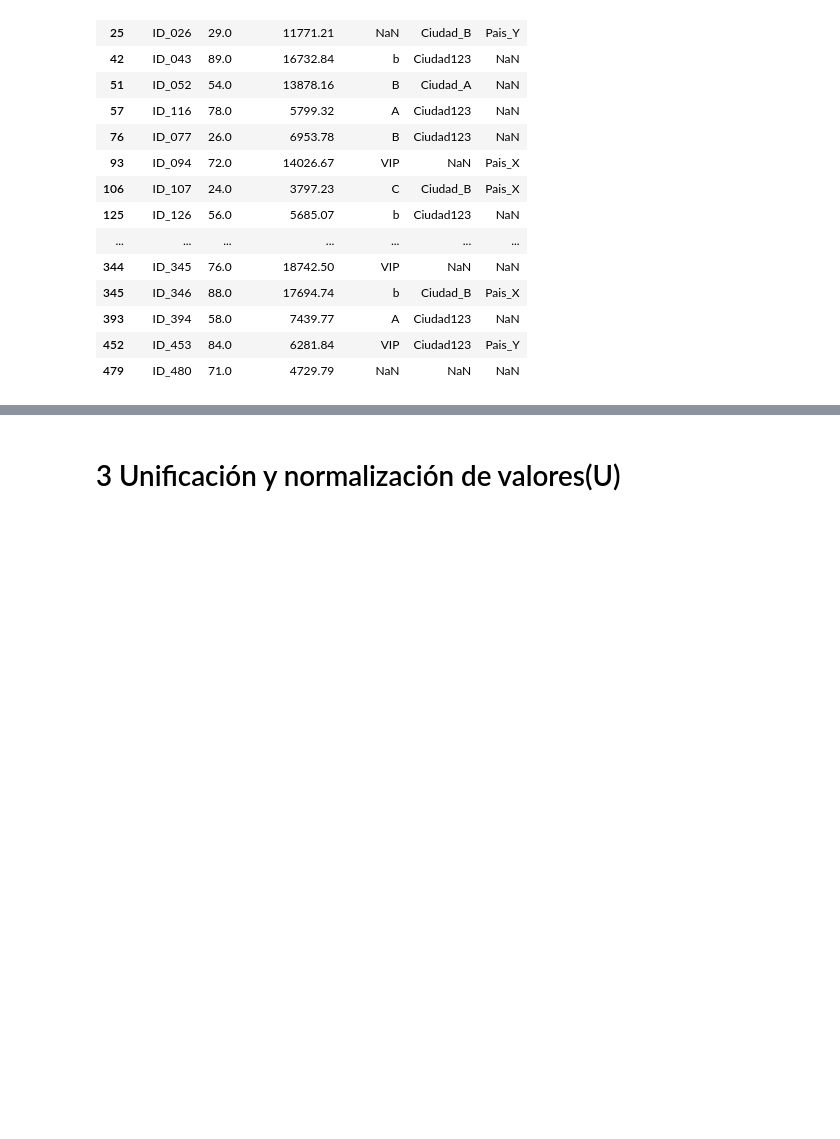
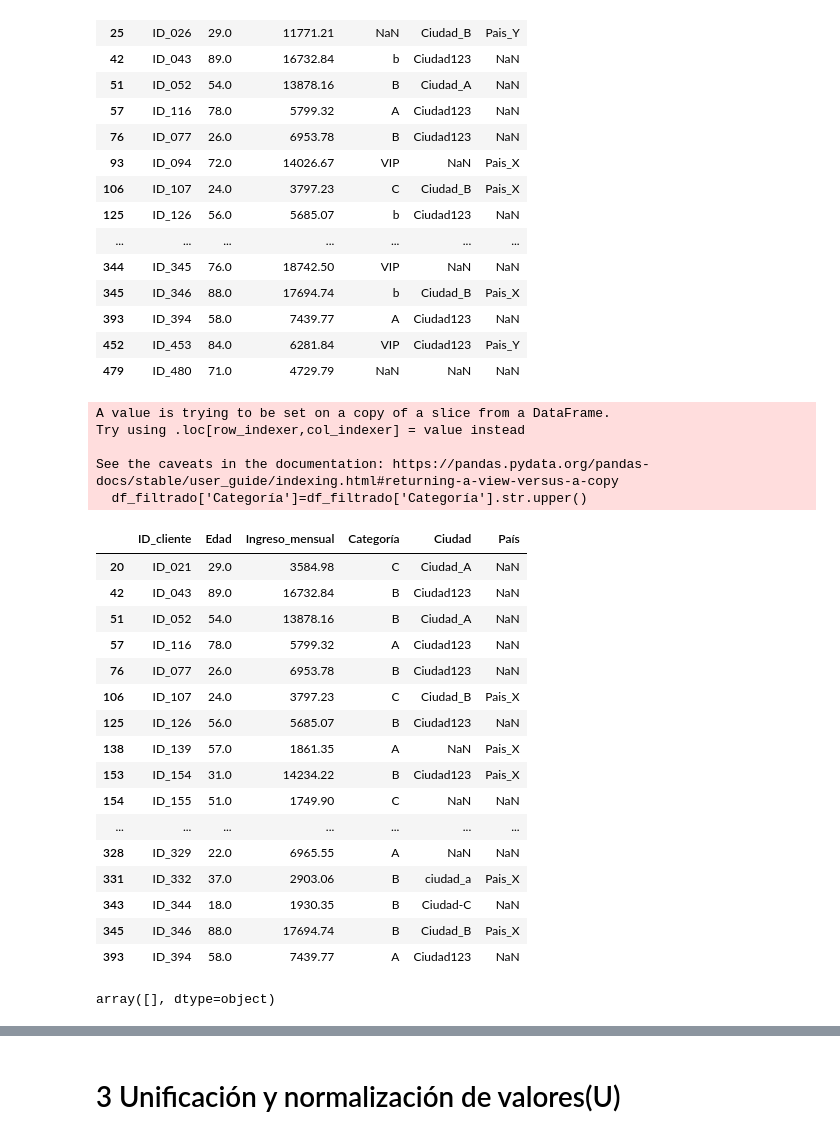
Before and after one commit to Musiconauta24/IA_G296, a Jupyter notebook: ASUM/campistas_ASUM_DM.ipynb, the cells around one changed output, grey strips where cells are left out. Saved outputs shown, nothing was run; the diff lists cells and outputs as text; code cells hidden in the pictures; blank space fills up the shorter version.

```diff
--- a/ASUM/campistas_ASUM_DM.ipynb
+++ b/ASUM/campistas_ASUM_DM.ipynb
@@ -175,3 +177,38 @@ See the caveats in the documentation: https://pandas.pydata.org/pandas-docs/stab
 | 393 | ID_394 | 58.0 | 7439.77 | A | Ciudad123 | NaN |
 | 452 | ID_453 | 84.0 | 6281.84 | VIP | Ciudad123 | Pais_Y |
 | 479 | ID_480 | 71.0 | 4729.79 | NaN | NaN | NaN |
+# %%
+# Filtrar las categorías de productos
+df_filtrado['Categoría']=df_filtrado['Categoría'].str.upper()
+categorias_validas=['A','B','C']
+df_filtrado=df_filtrado[df_filtrado['Categoría'].isin(categorias_validas)]
+df_filtrado
+# %% [output]
+A value is trying to be set on a copy of a slice from a DataFrame.
+Try using .loc[row_indexer,col_indexer] = value instead
+
+See the caveats in the documentation: https://pandas.pydata.org/pandas-docs/stable/user_guide/indexing.html#returning-a-view-versus-a-copy
+  df_filtrado['Categoría']=df_filtrado['Categoría'].str.upper()
+|  | ID_cliente | Edad | Ingreso_mensual | Categoría | Ciudad | País |
+| 20 | ID_021 | 29.0 | 3584.98 | C | Ciudad_A | NaN |
+| 42 | ID_043 | 89.0 | 16732.84 | B | Ciudad123 | NaN |
+| 51 | ID_052 | 54.0 | 13878.16 | B | Ciudad_A | NaN |
+| 57 | ID_116 | 78.0 | 5799.32 | A | Ciudad123 | NaN |
+| 76 | ID_077 | 26.0 | 6953.78 | B | Ciudad123 | NaN |
+| 106 | ID_107 | 24.0 | 3797.23 | C | Ciudad_B | Pais_X |
+| 125 | ID_126 | 56.0 | 5685.07 | B | Ciudad123 | NaN |
+| 138 | ID_139 | 57.0 | 1861.35 | A | NaN | Pais_X |
+| 153 | ID_154 | 31.0 | 14234.22 | B | Ciudad123 | Pais_X |
+| 154 | ID_155 | 51.0 | 1749.90 | C | NaN | NaN |
+| ... | ... | ... | ... | ... | ... | ... |
+| 328 | ID_329 | 22.0 | 6965.55 | A | NaN | NaN |
+| 331 | ID_332 | 37.0 | 2903.06 | B | ciudad_a | Pais_X |
+| 343 | ID_344 | 18.0 | 1930.35 | B | Ciudad-C | NaN |
+| 345 | ID_346 | 88.0 | 17694.74 | B | Ciudad_B | Pais_X |
+| 393 | ID_394 | 58.0 | 7439.77 | A | Ciudad123 | NaN |
+# %%
+# ver ID_cliente duplicados
+duplicados = df_filtrado[df_filtrado.duplicated(subset=['ID_cliente'],keep=False)]['ID_cliente']. unique()
+duplicados
+# %% [output]
+array([], dtype=object)
```
Also changed, not shown: parts of 13 cells of this notebook.
